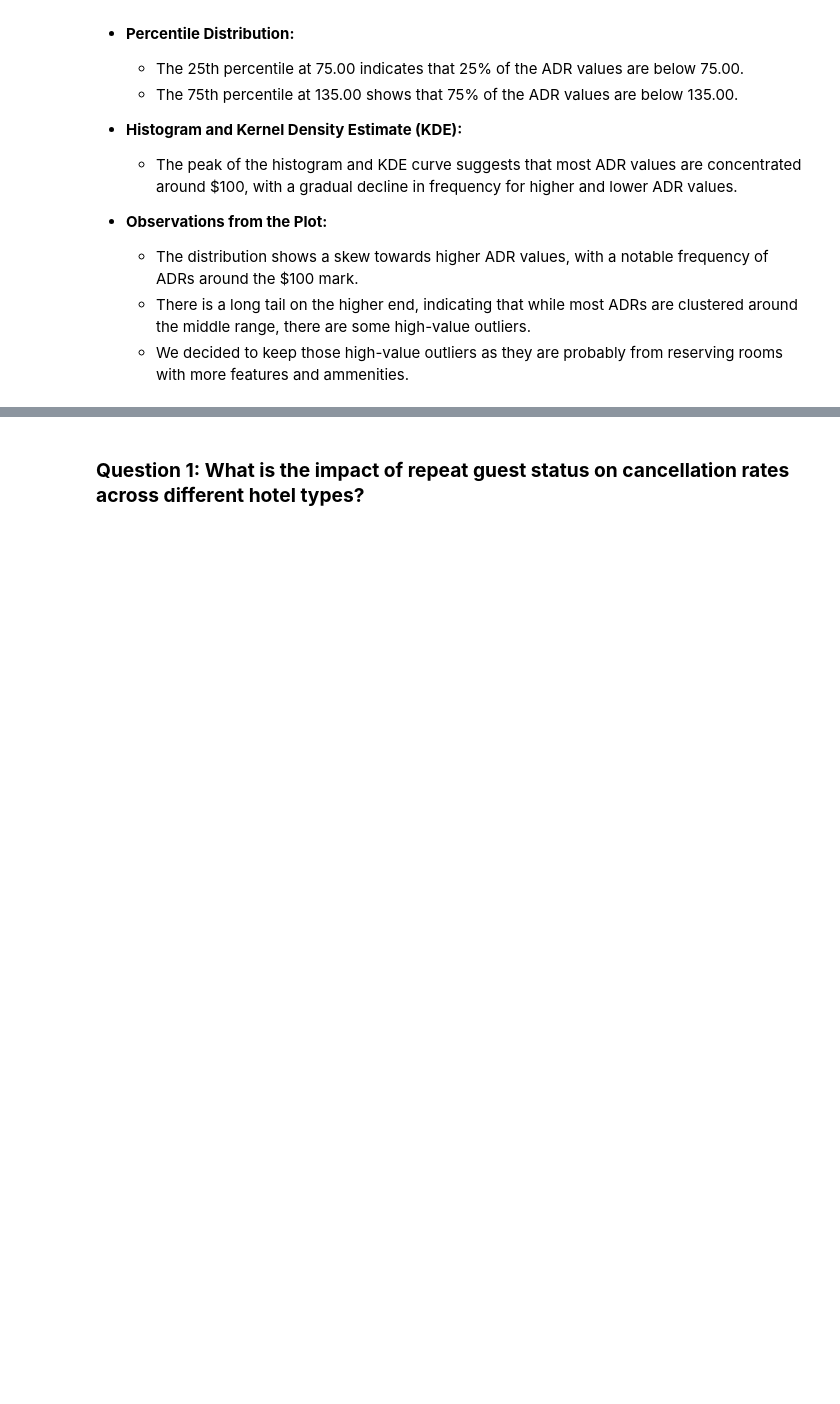
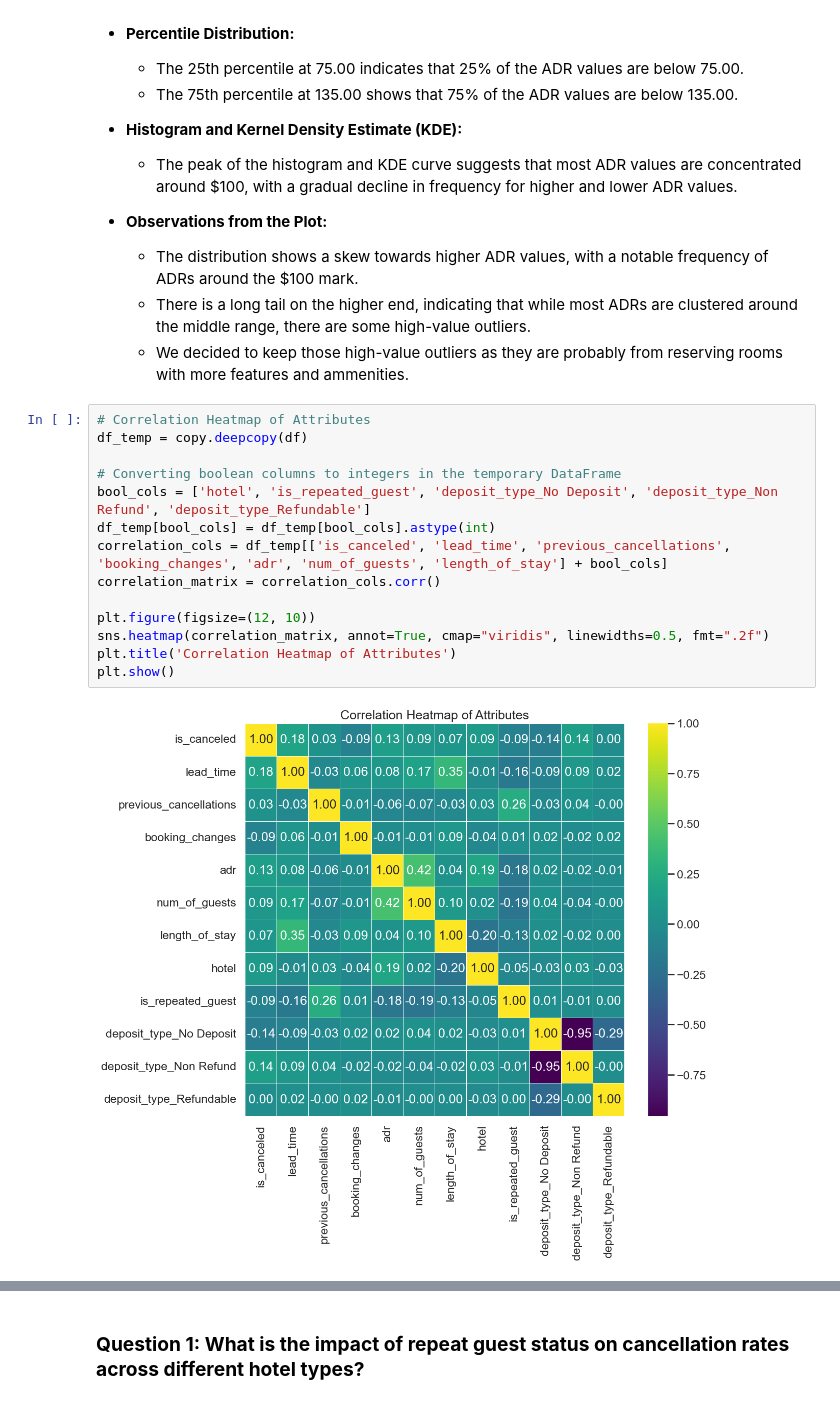
Before and after one commit to Juan-Carlos-D/ML-Team, a Jupyter notebook: Lab One/Rough Drafts/Data Visualization.ipynb, the cells around one changed output, grey strips where cells are left out. Cells and saved outputs as stored; diff of their text form; blank space fills up the shorter version.

```diff
--- a/Lab One/Rough Drafts/Data Visualization.ipynb
+++ b/Lab One/Rough Drafts/Data Visualization.ipynb
@@ -612,3 +639,19 @@ Name: adr, dtype: float64
    - The distribution shows a skew towards higher ADR values, with a notable frequency of ADRs around the $100 mark.
    - There is a long tail on the higher end, indicating that while most ADRs are clustered around the middle range, there are some high-value outliers.
    - We decided to keep those high-value outliers as they are probably from reserving rooms with more features and ammenities.
+# %%
+# Correlation Heatmap of Attributes
+df_temp = copy.deepcopy(df)
+
+# Converting boolean columns to integers in the temporary DataFrame
+bool_cols = ['hotel', 'is_repeated_guest', 'deposit_type_No Deposit', 'deposit_type_Non Refund', 'deposit_type_Refundable']
+df_temp[bool_cols] = df_temp[bool_cols].astype(int)
+correlation_cols = df_temp[['is_canceled', 'lead_time', 'previous_cancellations', 'booking_changes', 'adr', 'num_of_guests', 'length_of_stay'] + bool_cols]
+correlation_matrix = correlation_cols.corr()
+
+plt.figure(figsize=(12, 10))
+sns.heatmap(correlation_matrix, annot=True, cmap="viridis", linewidths=0.5, fmt=".2f")
+plt.title('Correlation Heatmap of Attributes')
+plt.show()
+# %% [output]
+[figure, added]
```
Also changed, not shown: parts of 8 cells of this notebook.
